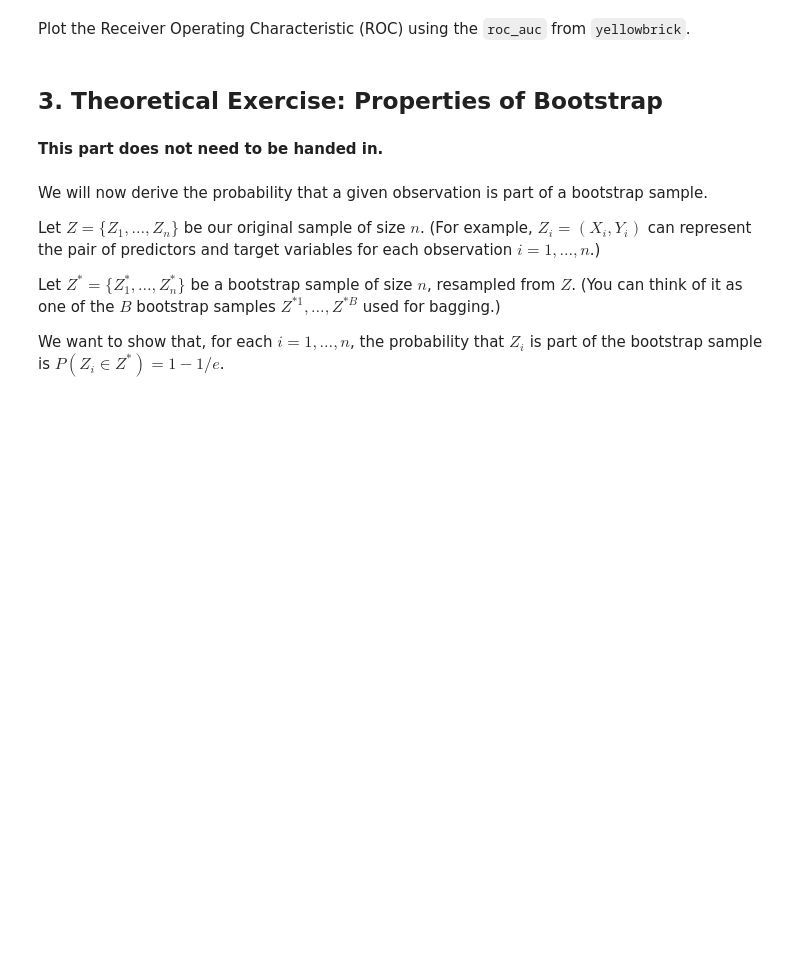
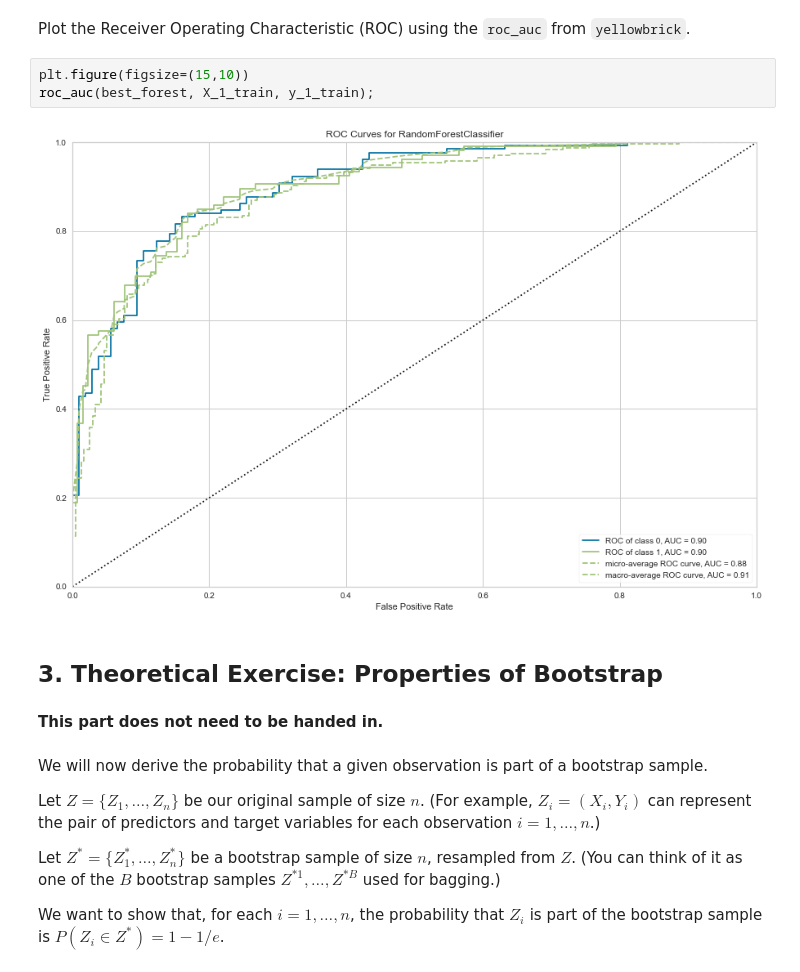
Before and after one commit to victorsamueldaniel/ML, a Jupyter notebook: week_7/Exercise_07_grp17.ipynb, the cells around one changed output. Drawn from its saved outputs; the diff is of its cells as text; blank space fills up the shorter version.

```diff
--- a/week_7/Exercise_07_grp17.ipynb
+++ b/week_7/Exercise_07_grp17.ipynb
@@ -225,5 +205,10 @@ Plot the confusion matrix using the `confusion_matrix()` function from `yellowbr
 # %% [markdown]
 Plot the Receiver Operating Characteristic (ROC) using the `roc_auc` from `yellowbrick`.
+# %%
+plt.figure(figsize=(15,10))
+roc_auc(best_forest, X_1_train, y_1_train);
+# %% [output]
+[figure, added]
 # %% [markdown]
 ## 3. Theoretical Exercise: Properties of Bootstrap
 # %% [markdown]
```
Also changed, not shown: parts of 15 cells of this notebook.
